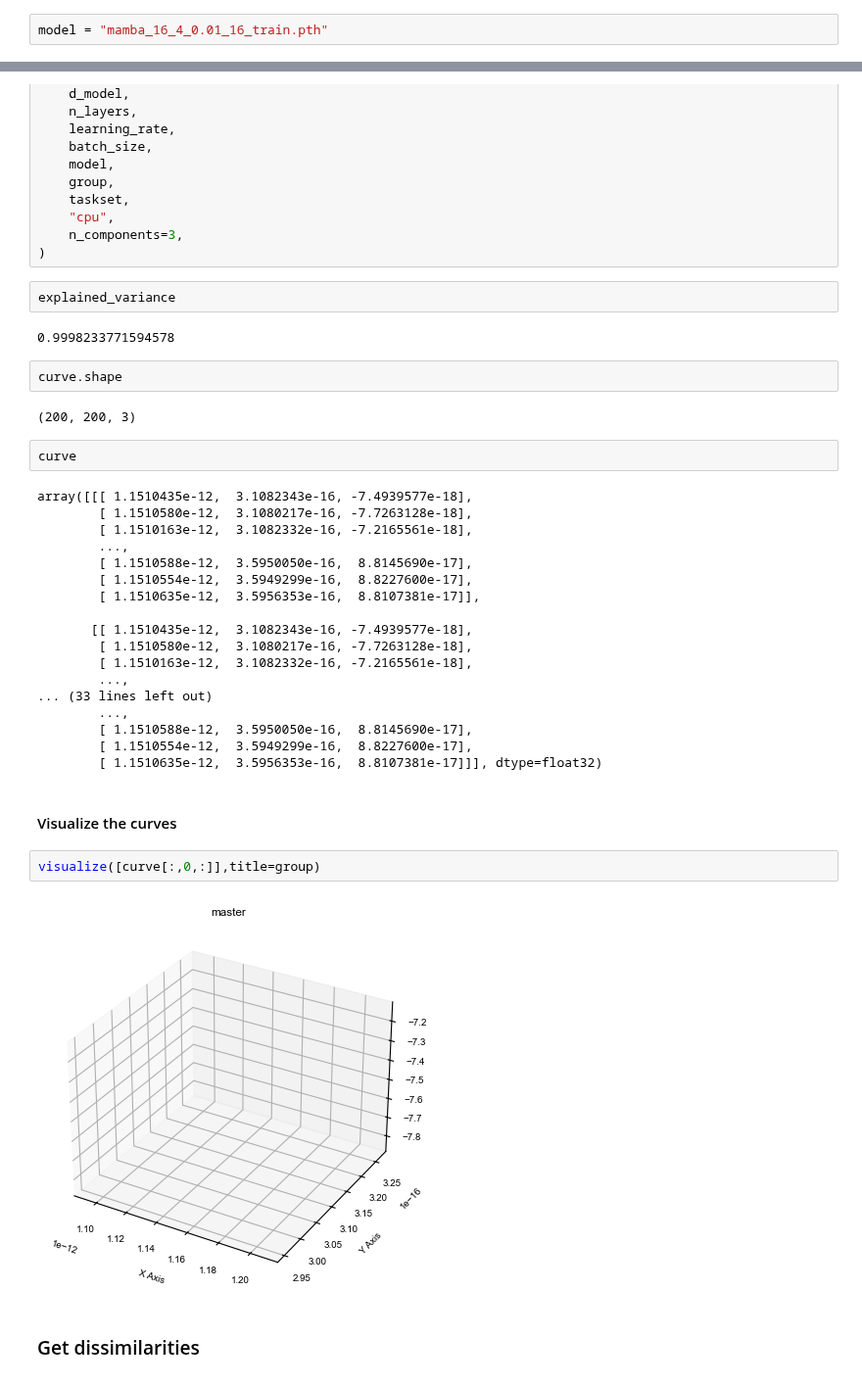
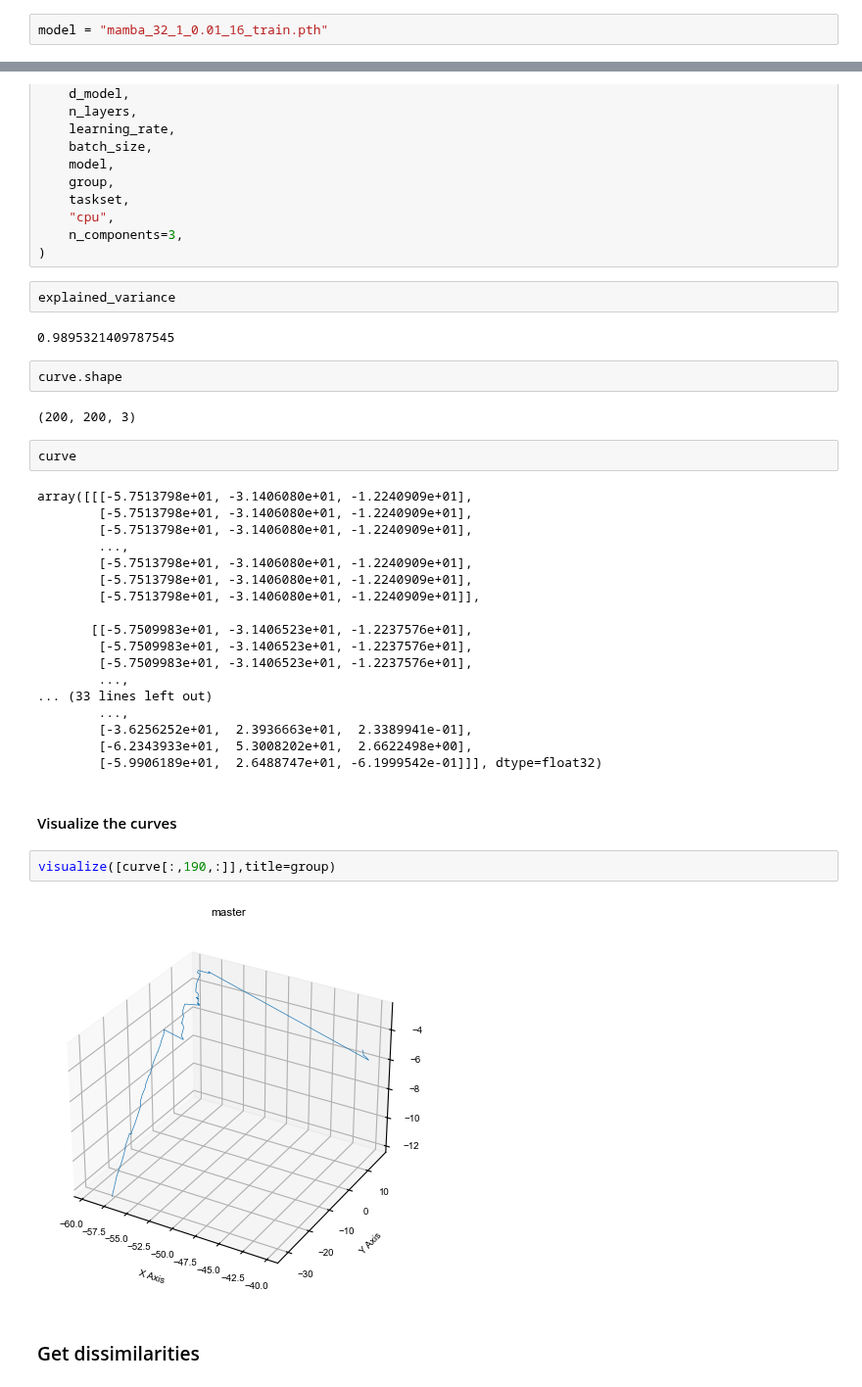
Before and after one commit to qglht/RepAL, a Jupyter notebook: notebooks/analysis_mamba.ipynb, the cells around one changed output, grey strips where cells are left out. Shown at 98% size. Cells and saved outputs as stored; diff of their text form.

```diff
--- a/notebooks/analysis_mamba.ipynb
+++ b/notebooks/analysis_mamba.ipynb
@@ -90,7 +87,7 @@ def get_dynamics_mamba(
 # %% [markdown]
 ### Get dynamics to plot
 # %%
-model = "mamba_16_4_0.01_16_train.pth"
+model = "mamba_32_1_0.01_16_train.pth"
 # %% [markdown]
 #### Pretrain unfrozen
 # %%
@@ -110,7 +107,7 @@ curve, explained_variance = get_dynamics_mamba(
 # %%
 explained_variance
 # %% [output]
-0.9998233771594578
+0.9895321409787545
 # %%
 curve.shape
 # %% [output]
@@ -118,29 +115,29 @@ curve.shape
 # %%
 curve
 # %% [output]
-array([[[ 1.1510435e-12,  3.1082343e-16, -7.4939577e-18],
-        [ 1.1510580e-12,  3.1080217e-16, -7.7263128e-18],
-        [ 1.1510163e-12,  3.1082332e-16, -7.2165561e-18],
+array([[[-5.7513798e+01, -3.1406080e+01, -1.2240909e+01],
+        [-5.7513798e+01, -3.1406080e+01, -1.2240909e+01],
+        [-5.7513798e+01, -3.1406080e+01, -1.2240909e+01],
         ...,
-        [ 1.1510588e-12,  3.5950050e-16,  8.8145690e-17],
-        [ 1.1510554e-12,  3.5949299e-16,  8.8227600e-17],
-        [ 1.1510635e-12,  3.5956353e-16,  8.8107381e-17]],
+        [-5.7513798e+01, -3.1406080e+01, -1.2240909e+01],
+        [-5.7513798e+01, -3.1406080e+01, -1.2240909e+01],
+        [-5.7513798e+01, -3.1406080e+01, -1.2240909e+01]],
 
-       [[ 1.1510435e-12,  3.1082343e-16, -7.4939577e-18],
-        [ 1.1510580e-12,  3.1080217e-16, -7.7263128e-18],
-        [ 1.1510163e-12,  3.1082332e-16, -7.2165561e-18],
+       [[-5.7509983e+01, -3.1406523e+01, -1.2237576e+01],
+        [-5.7509983e+01, -3.1406523e+01, -1.2237576e+01],
+        [-5.7509983e+01, -3.1406523e+01, -1.2237576e+01],
         ...,
 ... (33 lines left out)
         ...,
-        [ 1.1510588e-12,  3.5950050e-16,  8.8145690e-17],
-        [ 1.1510554e-12,  3.5949299e-16,  8.8227600e-17],
-        [ 1.1510635e-12,  3.5956353e-16,  8.8107381e-17]]], dtype=float32)
+        [-3.6256252e+01,  2.3936663e+01,  2.3389941e-01],
+        [-6.2343933e+01,  5.3008202e+01,  2.6622498e+00],
+        [-5.9906189e+01,  2.6488747e+01, -6.1999542e-01]]], dtype=float32)
 # %% [markdown]
 #### Visualize the curves
 # %%
-visualize([curve[:,0,:]],title=group)
+visualize([curve[:,190,:]],title=group)
 # %% [output]
-[figure, old version]
+[figure, new version]
 # %% [markdown]
 ### Get dissimilarities
 # %% [markdown]
```
Also changed, not shown: parts of 1 cell of this notebook, 2 other files.
